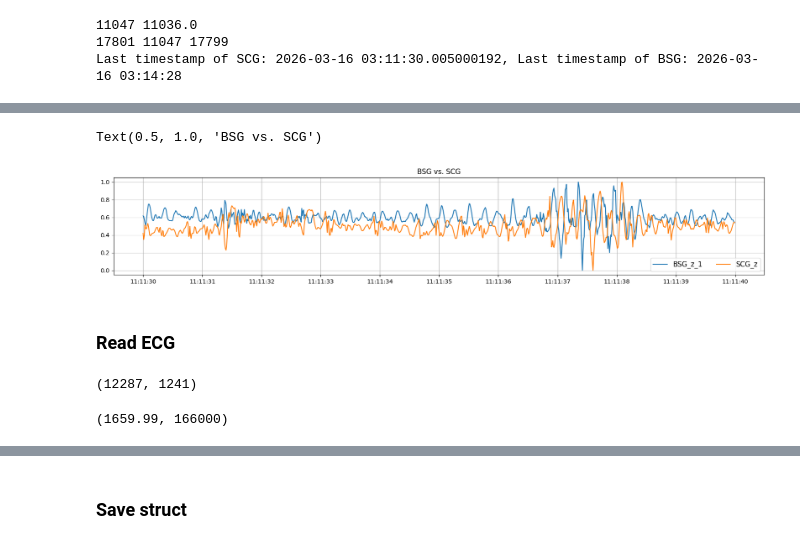
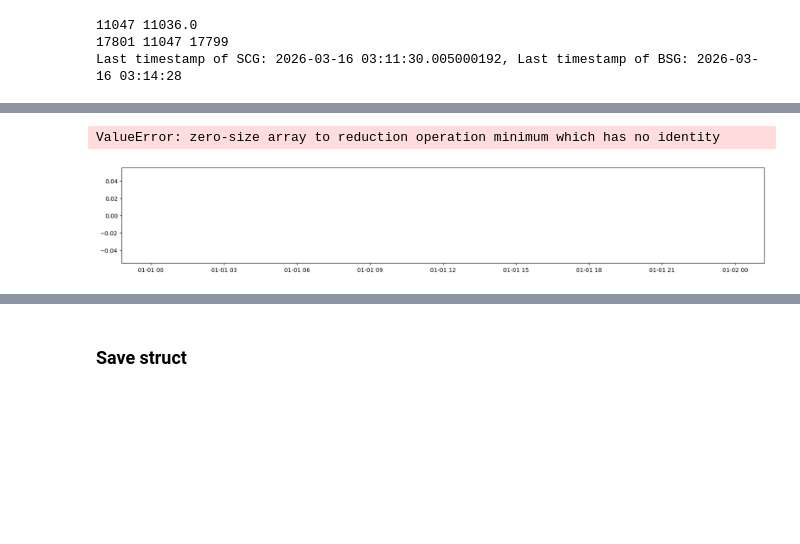
Before and after one commit to ZYY0844/CoreDemo_YY, a Jupyter notebook: processing/data_process_yixuan.ipynb, the cells around one changed output, grey strips where cells are left out. Cells and saved outputs as stored; diff of their text form; code cells hidden in the pictures; blank space fills up the shorter version.

```diff
--- a/processing/data_process_yixuan.ipynb
+++ b/processing/data_process_yixuan.ipynb
@@ -366,9 +365,9 @@ print(f"Last timestamp of SCG: {dt_scg}, Last timestamp of BSG: {dt_bsg}")
 Last timestamp of SCG: 2026-03-16 03:11:30.005000192, Last timestamp of BSG: 2026-03-16 03:14:28
 # %%
 # check the time synchronization between SCG and BSG
-start_time = "2026-3-16 11:11:10"
+start_time = "2026-3-17 09:46:50"
 # start_time = "2026-3-16 11:08:00"
-end_time = "2026-3-16 11:14:28"
+end_time = "2026-3-17 09:51:50"
 start_bsg = find_idx(start_time, BSG_timestamps, "Asia/Shanghai")
 end_bsg = find_idx(end_time, BSG_timestamps, "Asia/Shanghai")
 end_bsg = find_idx(end_time, BSG_timestamps, "Asia/Shanghai")
@@ -397,5 +396,5 @@ Corresponding to indices 0 to 1000 in BSG timestamps.
-Text(0.5, 1.0, 'BSG vs. SCG')
+ValueError: zero-size array to reduction operation minimum which has no identity
-[figure, old version]
+[figure, new version]
 # %%
 # plt.figure(figsize=(20, 3))
 # plt.plot(t[start_bsg:end_bsg], norm_ecg(signal_30[0, start_bsg:end_bsg])+0, label='BSG_x_1')
@@ -403,9 +402,3 @@ Text(0.5, 1.0, 'BSG vs. SCG')
 # plt.plot(t[start_bsg:end_bsg], norm_ecg(signal_30[2, start_bsg:end_bsg])+0, label='BSG_z_1')
 # plt.legend(loc='lower right', fontsize=12, ncol=3)
 # plt.grid()
-# %% [markdown]
-### Read ECG
-# %%
-len(scg_z_org), start_scg
-# %% [output]
-(12287, 1241)
@@ -427,5 +404,0 @@ ecg_resampled, date_time = convert_mindray_n15_csv_to_resampled_npy(
-# %%
-(pd.to_datetime(date_time[-1]) - pd.to_datetime(date_time[0])).total_seconds(), len(ecg_resampled)
-# (date_time[-1]-date_time[0]).total_seconds()
-# %% [output]
-(1659.99, 166000)
```
Also changed, not shown: parts of 8 cells of this notebook.
